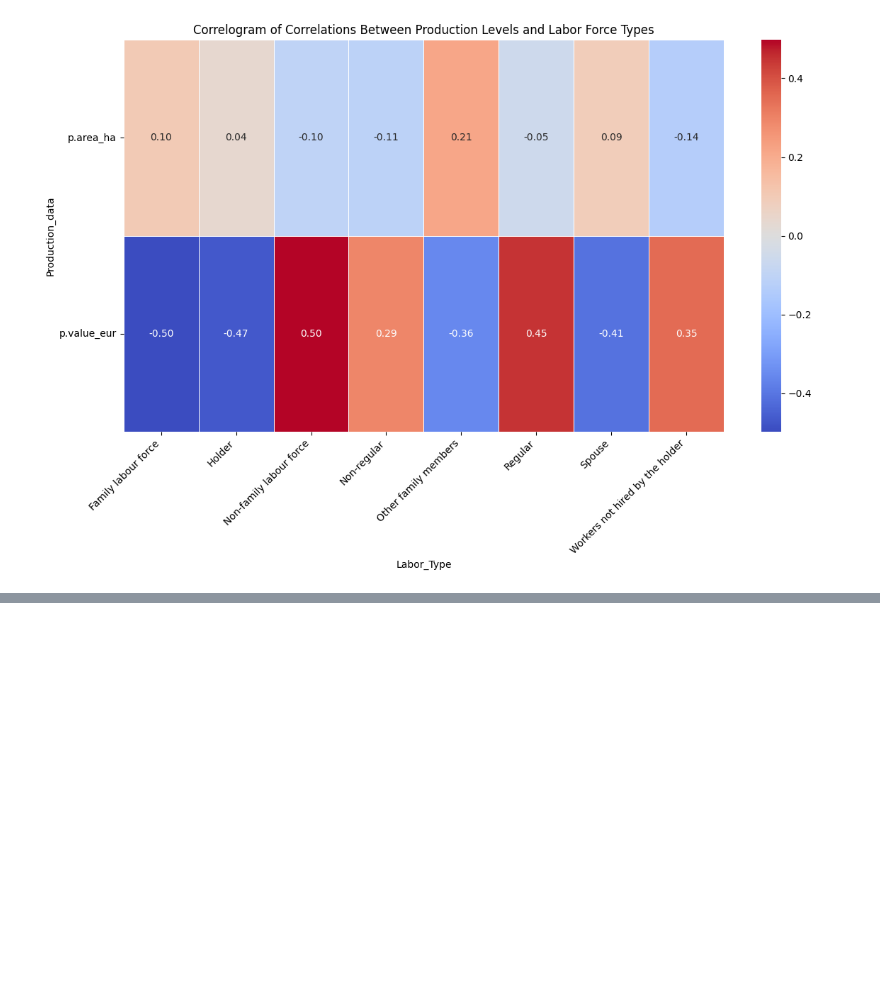
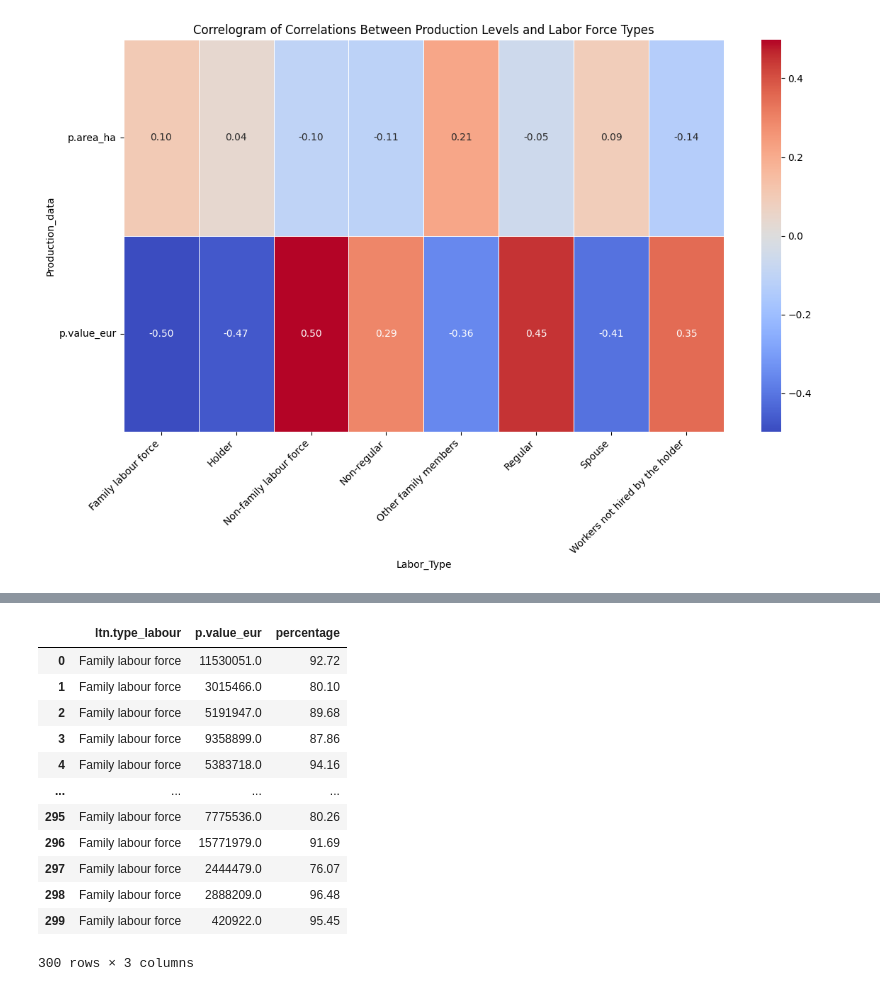
Before and after one commit to domwelsh/avcad_final, a Jupyter notebook: Codes/Labour_production.ipynb, the cells around one changed output, grey strips where cells are left out. Drawn from its saved outputs; the diff is of its cells as text; code cells hidden in the pictures; blank space fills up the shorter version.

```diff
--- a/Codes/Labour_production.ipynb
+++ b/Codes/Labour_production.ipynb
@@ -551,0 +591,30 @@ labour_NUTS4_df['region_name_nuts2'] = labour_NUTS4_df['region_name_nuts2'].str.
+# %%
+# Filtrar df_regression_results
+df_regression_results_filter = df_regression_results[(df_regression_results['Labor Type'] == 'Family labour force')]
+
+# Filtrar df_combinado
+df_combinado_2 = df_combinado_total[(df_combinado_total['ltn.type_labour'] == 'Family labour force')]
+
+df_combinado_2 = df_combinado_2
+
+# Calcular R² y ajustar modelo de regresión
+X = df_combinado_2['p.value_eur'].values.reshape(-1, 1)
+y = df_combinado_2['percentage'].values
+model = LinearRegression().fit(X, y)
+r2 = model.score(X, y)
+
+df_combinado_2.head(300)
+# %% [output]
+|  | ltn.type_labour | p.value_eur | percentage |
+| 0 | Family labour force | 11530051.0 | 92.72 |
+| 1 | Family labour force | 3015466.0 | 80.10 |
+| 2 | Family labour force | 5191947.0 | 89.68 |
+| 3 | Family labour force | 9358899.0 | 87.86 |
+| 4 | Family labour force | 5383718.0 | 94.16 |
+| ... | ... | ... | ... |
+| 295 | Family labour force | 7775536.0 | 80.26 |
+| 296 | Family labour force | 15771979.0 | 91.69 |
+| 297 | Family labour force | 2444479.0 | 76.07 |
+| 298 | Family labour force | 2888209.0 | 96.48 |
+| 299 | Family labour force | 420922.0 | 95.45 |
+300 rows × 3 columns
```
Also changed, not shown: parts of 14 cells of this notebook, 1 other file.
